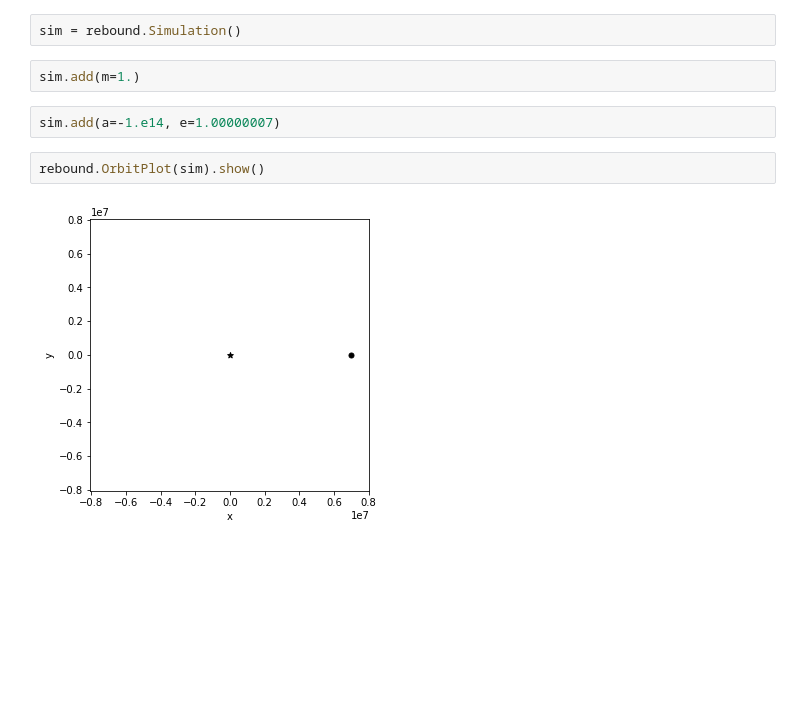
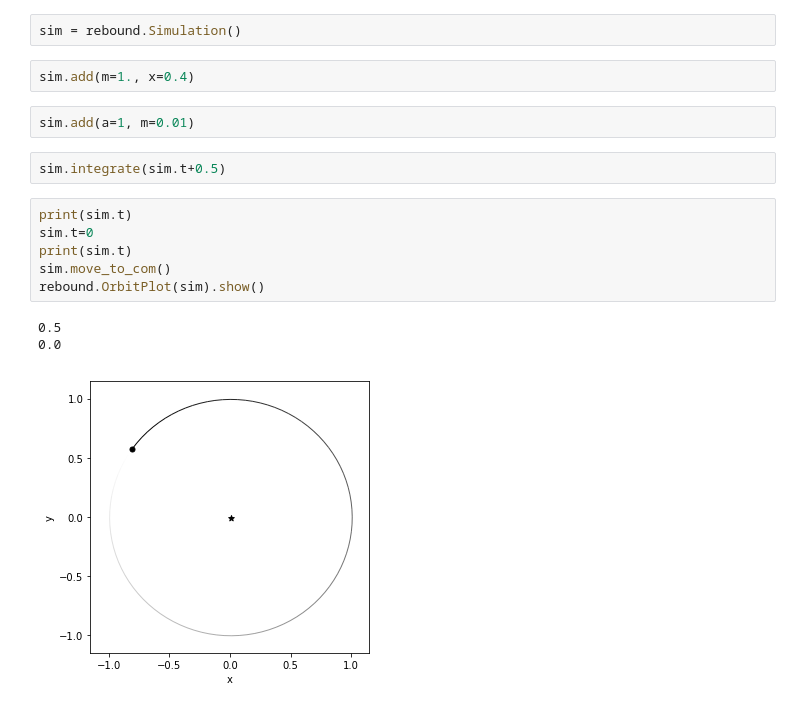
Before and after one commit to SimonIlic/AstroWorksop, a Jupyter notebook: Untitled.ipynb, the cells around one changed output. Cells and saved outputs as stored; diff of their text form; blank space fills up the shorter version.

```diff
--- a/Untitled.ipynb
+++ b/Untitled.ipynb
@@ -3,10 +3,18 @@ import rebound
 # %%
 sim = rebound.Simulation()
 # %%
-sim.add(m=1.)
+sim.add(m=1., x=0.4)
 # %%
-sim.add(a=-1.e14, e=1.00000007)
+sim.add(a=1, m=0.01)
-# %%
-rebound.OrbitPlot(sim).show()
-# %% [output]
-[figure, removed]
+# %%
+sim.integrate(sim.t+0.5)
+# %%
+print(sim.t)
+sim.t=0
+print(sim.t)
+sim.move_to_com()
+rebound.OrbitPlot(sim).show()
+# %% [output]
+0.5
+0.0
+[figure, added]
```
Also changed, not shown: 1 other file.
